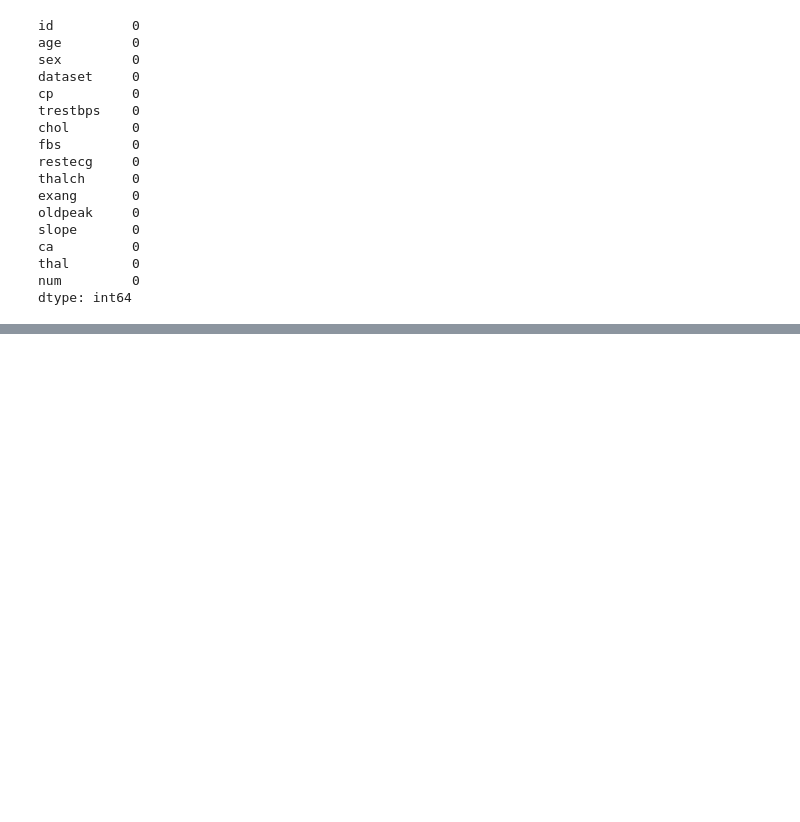
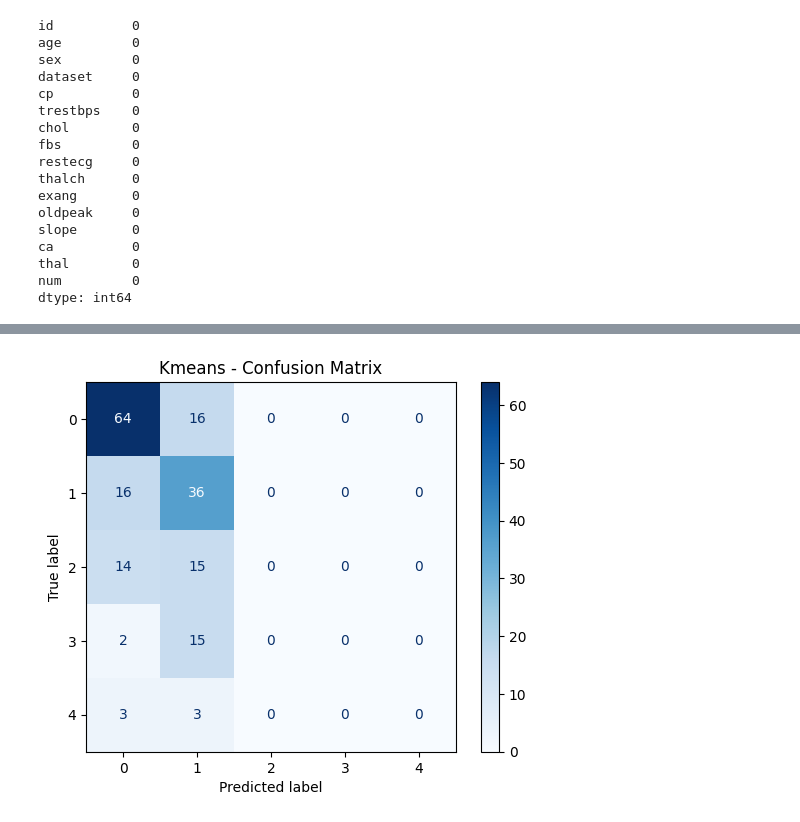
Before and after one commit to shivanswamynathan/ML, a Jupyter notebook: heart_disease_prediction.ipynb, the cells around one changed output, grey strips where cells are left out. Cells and saved outputs as stored; diff of their text form; code cells hidden in the pictures; blank space fills up the shorter version.

```diff
--- a/heart_disease_prediction.ipynb
+++ b/heart_disease_prediction.ipynb
@@ -142,0 +181,5 @@ X_test_scaled = scaler.transform(X_test)
+# %%
+# K-Means Clustering
+kmeans = KMeans(n_clusters=2, random_state=0)
+kmeans_labels = kmeans.fit_predict(X)
+kmeans_silhouette = silhouette_score(X, kmeans_labels)
@@ -142,0 +227,8 @@ X_test_scaled = scaler.transform(X_test)
+# %%
+# Kmeans: Confusion Matrix
+kmeans_labels_test = kmeans.predict(X_test)
+ConfusionMatrixDisplay.from_predictions(y_test, kmeans_labels_test, cmap='Blues')
+plt.title("Kmeans - Confusion Matrix")
+plt.show()
+# %% [output]
+[figure, added]
```
Also changed, not shown: parts of 14 cells of this notebook.
